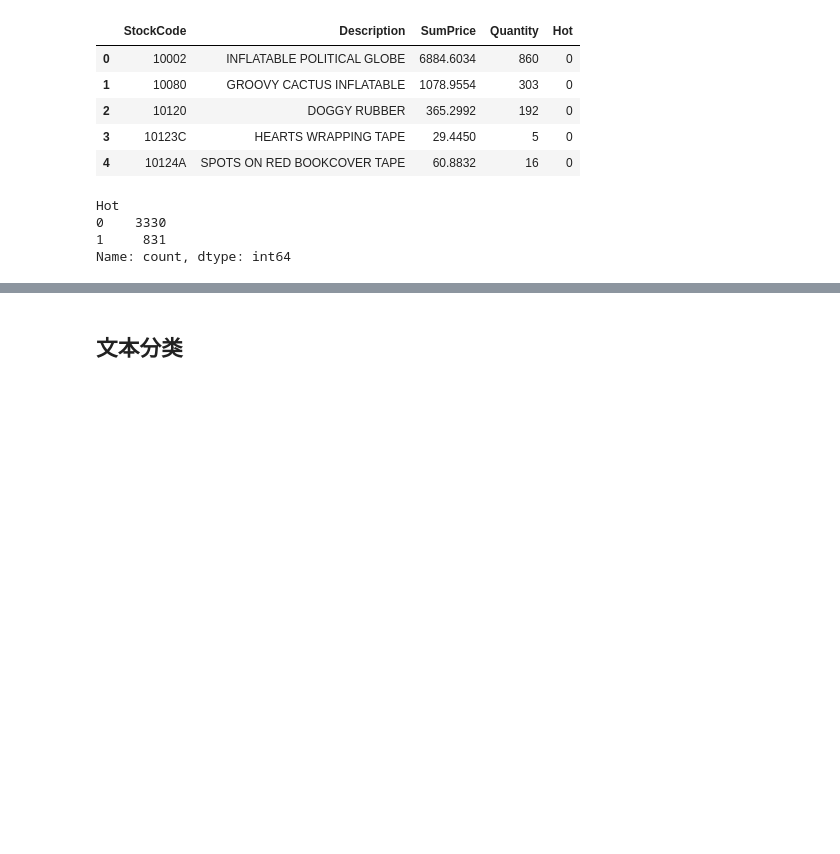
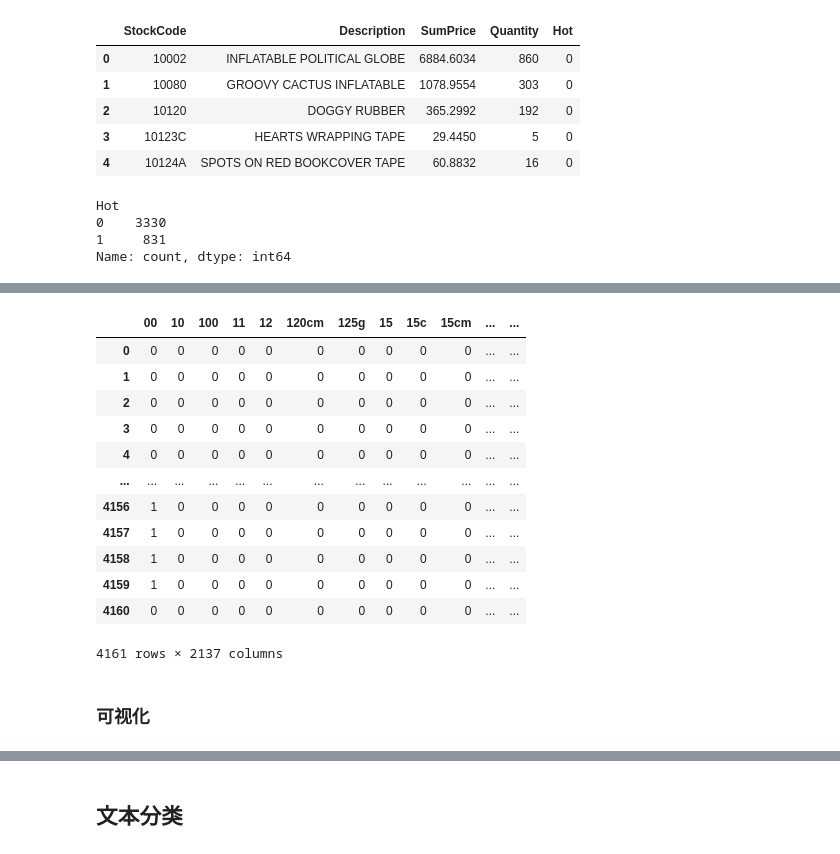
Before and after one commit to victolapan/Big-Data-Analytics-and-Visualization, a Jupyter notebook: Chapter5 Python文本挖掘/Chapter5 案例练习——Python文本挖掘.ipynb, the cells around one changed output, grey strips where cells are left out. Cells and saved outputs as stored; diff of their text form; code cells hidden in the pictures; blank space fills up the shorter version.

```diff
--- a/Chapter5 Python文本挖掘/Chapter5 案例练习——Python文本挖掘.ipynb
+++ b/Chapter5 Python文本挖掘/Chapter5 案例练习——Python文本挖掘.ipynb
@@ -111,0 +120,6 @@ Name: count, dtype: int64
+# %%
+from sklearn.feature_extraction.text import CountVectorizer
+
+count_vect = CountVectorizer()
+X_matrix = count_vect.fit_transform(X)
+print("X:\n{}".format(repr(X_matrix)))
@@ -111,0 +145,18 @@ Name: count, dtype: int64
+# %%
+pd.DataFrame(X_matrix.toarray(), columns=count_vect.get_feature_names_out())
+# %% [output]
+|  | 00 | 10 | 100 | 11 | 12 | 120cm | 125g | 15 | 15c | 15cm | ... | ... |
+| 0 | 0 | 0 | 0 | 0 | 0 | 0 | 0 | 0 | 0 | 0 | ... | ... |
+| 1 | 0 | 0 | 0 | 0 | 0 | 0 | 0 | 0 | 0 | 0 | ... | ... |
+| 2 | 0 | 0 | 0 | 0 | 0 | 0 | 0 | 0 | 0 | 0 | ... | ... |
+| 3 | 0 | 0 | 0 | 0 | 0 | 0 | 0 | 0 | 0 | 0 | ... | ... |
+| 4 | 0 | 0 | 0 | 0 | 0 | 0 | 0 | 0 | 0 | 0 | ... | ... |
+| ... | ... | ... | ... | ... | ... | ... | ... | ... | ... | ... | ... | ... |
+| 4156 | 1 | 0 | 0 | 0 | 0 | 0 | 0 | 0 | 0 | 0 | ... | ... |
+| 4157 | 1 | 0 | 0 | 0 | 0 | 0 | 0 | 0 | 0 | 0 | ... | ... |
+| 4158 | 1 | 0 | 0 | 0 | 0 | 0 | 0 | 0 | 0 | 0 | ... | ... |
+| 4159 | 1 | 0 | 0 | 0 | 0 | 0 | 0 | 0 | 0 | 0 | ... | ... |
+| 4160 | 0 | 0 | 0 | 0 | 0 | 0 | 0 | 0 | 0 | 0 | ... | ... |
+4161 rows × 2137 columns
+# %% [markdown]
+### 可视化
```
Also changed, not shown: parts of 75 cells of this notebook, 1 other file.
